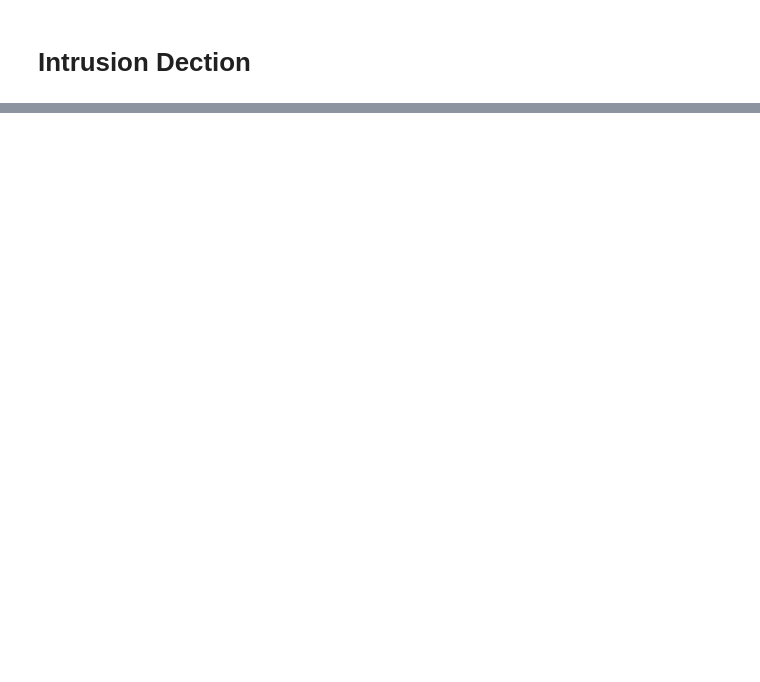
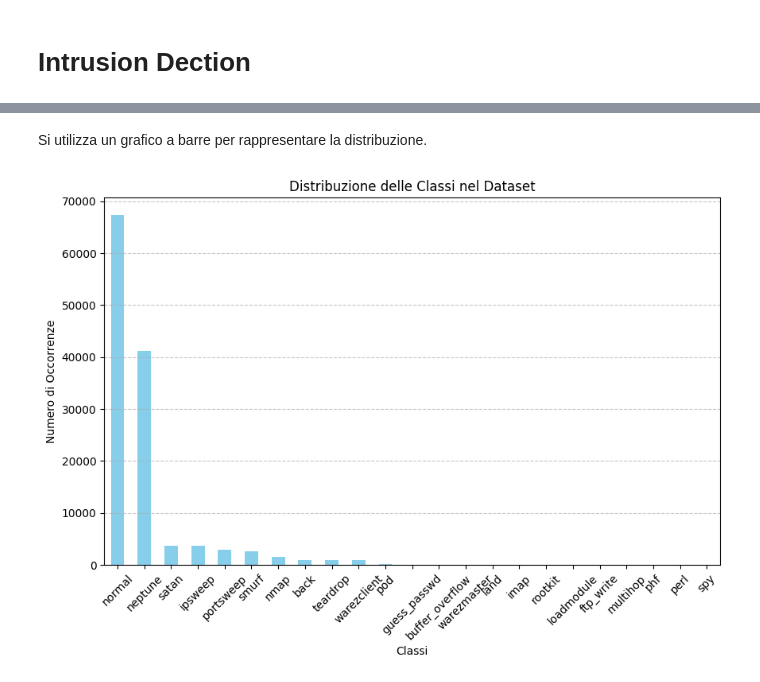
Before and after one commit to alessandro-cortese/Intrusion-Detection, a Jupyter notebook: intrusion_detection.ipynb, the cells around one changed output, grey strips where cells are left out. Saved outputs shown, nothing was run; the diff lists cells and outputs as text; code cells hidden in the pictures; blank space fills up the shorter version.

Commit message:
Start Data Analysis
I began the data analysis, reasoning about whether to add synthetic data on the classes that have less data within the dataset.

```diff
--- a/intrusion_detection.ipynb
+++ b/intrusion_detection.ipynb
@@ -96,0 +12,10 @@ Number of raw of the dataset
+# %%
+# Carico il dataset
+dataset_path = "./KDDTrainClean.csv"
+dataset = pd.read_csv(dataset_path)
+
+# Per vericare che il daset venga caricato correttamente, conto le righe del dataset stesso.
+print(len(dataset))
+
+# Ottengo informazioni sul dataset in utilizzo
+print(dataset.info())
@@ -96,0 +44,5 @@ Number of raw of the dataset
+# %%
+class_counts = dataset['label'].value_counts()
+
+# Visualizziamo la distribuzione delle classi
+print(class_counts)
@@ -96,0 +67,12 @@ Number of raw of the dataset
+# %% [markdown]
+Si utilizza un grafico a barre per rappresentare la distribuzione.
+# %%
+class_counts.plot(kind='bar', figsize=(10, 6), color='skyblue')
+plt.title('Distribuzione delle Classi nel Dataset')
+plt.xlabel('Classi')
+plt.ylabel('Numero di Occorrenze')
+plt.xticks(rotation=45)
+plt.grid(axis='y', linestyle='--', alpha=0.7)
+plt.show()
+# %% [output]
+[figure, added]
```
Also changed, not shown: parts of 10 cells of this notebook, 1 other file.
